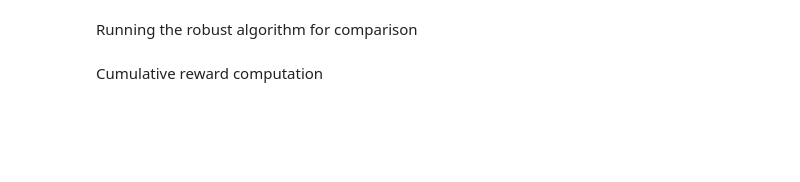
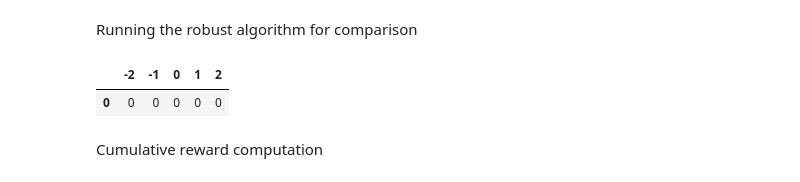
Before and after one commit to CecileDecker/Q_learning, a Jupyter notebook: Pub_New.ipynb, the cells around one changed output. Saved outputs shown, nothing was run; the diff lists cells and outputs as text; code cells hidden in the pictures; blank space fills up the shorter version.

```diff
--- a/Pub_New.ipynb
+++ b/Pub_New.ipynb
@@ -106,8 +111,11 @@ a_mu_tilde = [1, 1, 1, 1, 1]
 Running the robust algorithm for comparison
 # %%
 Nr_iter = 1_000_000
-Q_opt_robust, V = robust_q_learning_v2(X, A, r, np.array([MU1, MU2, MU3, MU4]), np.array([mu1, mu2, mu3, mu4]), alpha, x_0, k_0, eps_greedy, Nr_iter, gamma_t_tilde = lambda t: 1/(t+1), Q_0 = np.ones([len(X),len(A)]))
+Q_opt_robust, V = robust_q_learning_v2(X, A, r, np.array([MU_tilde, MU1, MU2, MU3, MU4]), np.array([mu_tilde, mu1, mu2, mu3, mu4]), alpha, x_0, k_0, eps_greedy, Nr_iter, gamma_t_tilde = lambda t: 1/(t+1), Q_0 = np.ones([len(X),len(A)]))
 df = pd.DataFrame(np.array([[a_opt(x, Q_opt_robust) for x in X]]))
 df.columns = ['-2', '-1', '0', '1', '2']
 df
+# %% [output]
+|  | -2 | -1 | 0 | 1 | 2 |
+| 0 | 0 | 0 | 0 | 0 | 0 |
 # %%
```
Also changed, not shown: parts of 8 cells of this notebook.
